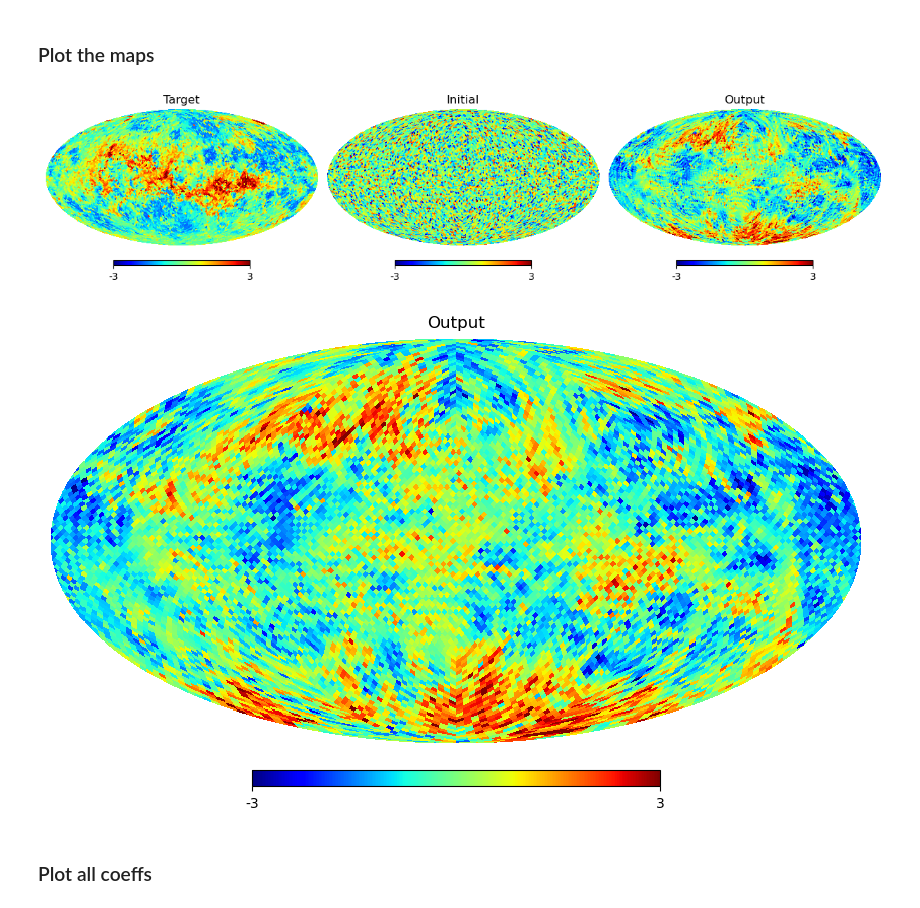
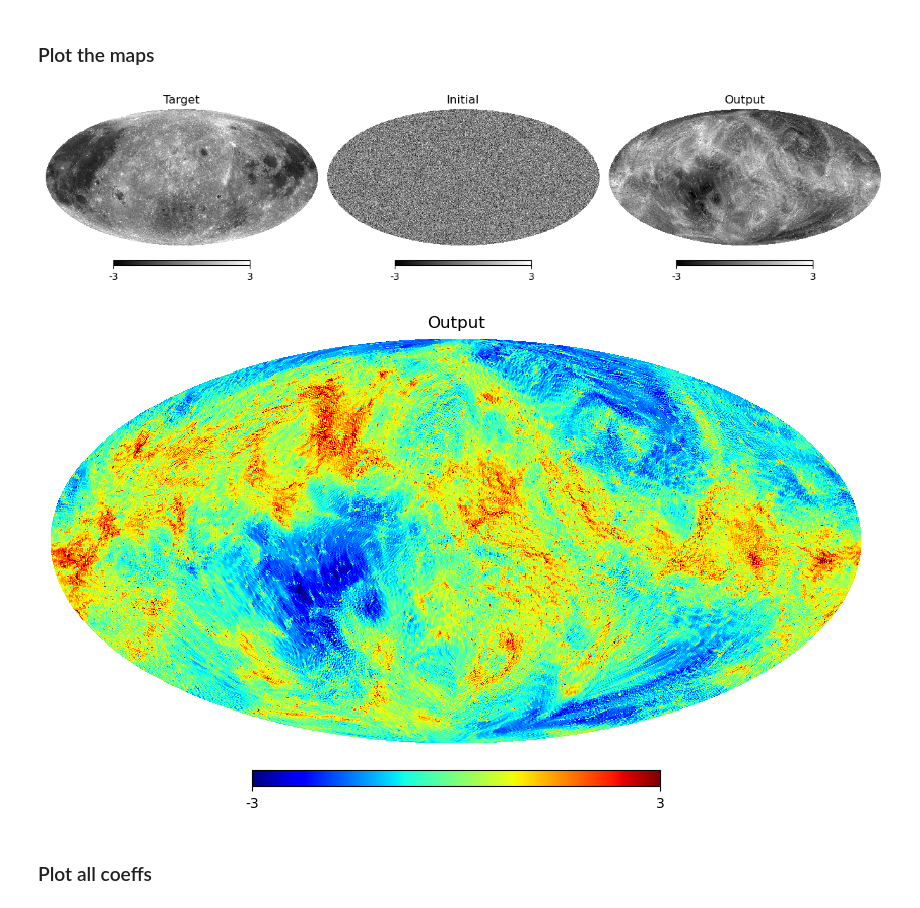
Before and after one commit to mousset/Scat_with_foscat, a Jupyter notebook: Notebooks/Scatcov_synthesis_test.ipynb, the cells around one changed output. Saved outputs shown, nothing was run; the diff lists cells and outputs as text; code cells hidden in the pictures.

```diff
--- a/Notebooks/Scatcov_synthesis_test.ipynb
+++ b/Notebooks/Scatcov_synthesis_test.ipynb
@@ -34,11 +28,12 @@ To enable them in other operations, rebuild TensorFlow with the appropriate comp
 # DEFINE A PATH FOR scratch data
 # The data are stored using a default nside to minimize the needed storage
 scratch_path = '../data'
-nout = 32  # NSIDE
+nout = 256  # NSIDE
 # %%
 ##### TARGET MAP: Choose between a Gaussian or a non Gaussian field
-# tmap = sphlib.make_hpx_sky(nside=nout, sky_type='cmb', normalize=True, nest=True)  # CMB
-tmap = sphlib.make_hpx_planet(nside=nout, planet='venus', interp=True, normalize=True, nest=True)  # Venus
+#tmap = sphlib.make_hpx_sky(nside=nout, sky_type='cmb', normalize=True, nest=True)  # CMB
+tmap = sphlib.make_hpx_planet(nside=nout, planet='moon', interp=True, normalize=True, nest=True,
+                              dirmap='/obs/lmousset/projet/Spherical_wavelets/texture_maps')  # Venus
 
 # Plot the healpix map
 plt.figure(figsize=(10, 6))
@@ -57,7 +48,7 @@ scat_op = sc.funct(NORIENT=3,   # define the number of wavelet orientation
                    LAMBDA=1.,
                    TEMPLATE_PATH=scratch_path,
                    slope=1.,
-                   use_R_format=True,
+                   use_R_format=False,
                    all_type='float32')
 # %% [output]
 ================================================
@@ -121,7 +117,7 @@ imap = np.random.randn(12*nout*nout)
 ### Run the synthesis
 omap = sy.run(imap,
               DECAY_RATE=0.9998,
-              NUM_EPOCHS = 1500,
+              NUM_EPOCHS = 2000,
               LEARNING_RATE = 0.03,
               EPSILON = 1E-16)
 # %% [output]
@@ -225,15 +157,15 @@ oP00 = ocoeff.P00.numpy().squeeze()
 ### Plot the maps
 # %%
 plt.figure(figsize=(12, 4))
-hp.mollview(tmap, cmap='jet', hold=False, sub=(1, 3, 1), nest=True, title='Target', min=-3, max=3)
-hp.mollview(imap, cmap='jet', hold=False, sub=(1, 3, 2), nest=True, title='Initial', min=-3, max=3)
-hp.mollview(omap.numpy(), cmap='jet', hold=False, sub=(1, 3, 3), nest=True, title='Output', min=-3, max=3)
+hp.mollview(tmap, cmap='gray', hold=False, sub=(1, 3, 1), nest=True, title='Target', min=-3, max=3)
+hp.mollview(imap, cmap='gray', hold=False, sub=(1, 3, 2), nest=True, title='Initial', min=-3, max=3)
+hp.mollview(omap.numpy(), cmap='gray', hold=False, sub=(1, 3, 3), nest=True, title='Output', min=-3, max=3)
 # %% [output]
-[figure, old version]
+[figure, new version]
 # %%
 hp.mollview(omap.numpy(), cmap='jet', hold=False, nest=True, title='Output', min=-3, max=3)
 # %% [output]
-[figure, old version]
+[figure, new version]
 # %% [markdown]
 ### Plot all coeffs
 # %%
```
Also changed, not shown: parts of 12 cells of this notebook.
